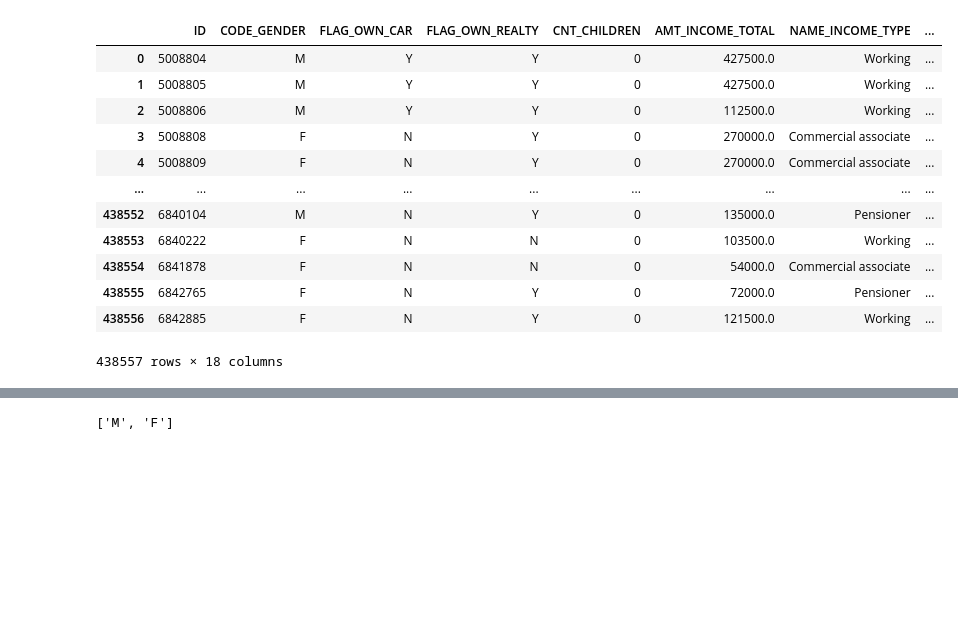
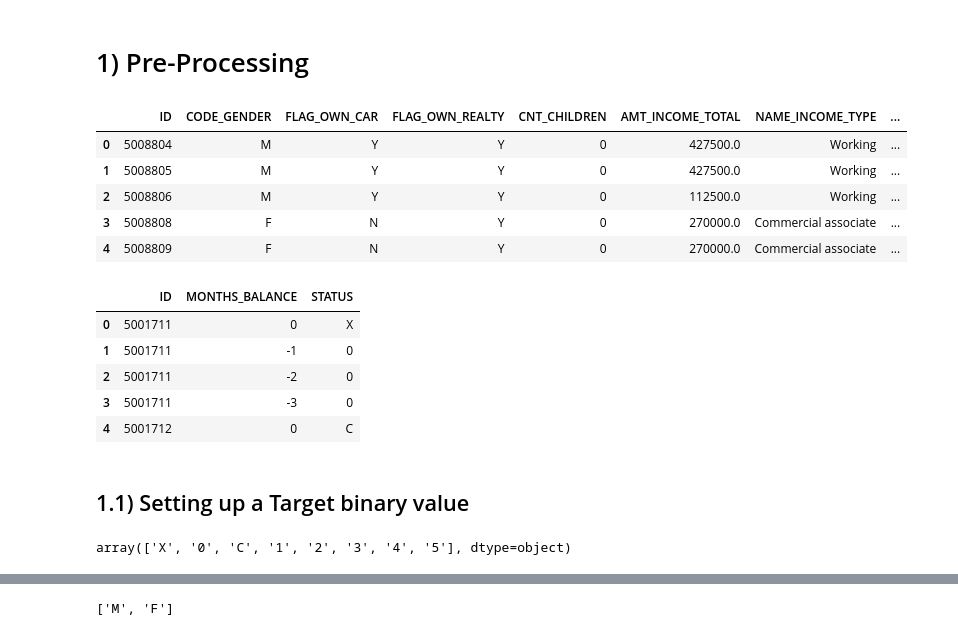
Before and after one commit to kirteshpatel98/Credit-Card-Default, a Jupyter notebook: tentative_code.ipynb, the cells around one changed output, grey strips where cells are left out. Drawn from its saved outputs; the diff is of its cells as text; code cells hidden in the pictures; blank space fills up the shorter version.

```diff
--- a/tentative_code.ipynb
+++ b/tentative_code.ipynb
@@ -1,22 +1,32 @@
 # %%
 import numpy as np
 import pandas as pd
+# %% [markdown]
+# 1) Pre-Processing
 # %%
 user_data=pd.read_csv('application_record.csv')
 record=pd.read_csv('credit_record.csv')
 # %%
-user_data
+user_data.head()
 # %% [output]
 |  | ID | CODE_GENDER | FLAG_OWN_CAR | FLAG_OWN_REALTY | CNT_CHILDREN | AMT_INCOME_TOTAL | NAME_INCOME_TYPE | ... |
 | 0 | 5008804 | M | Y | Y | 0 | 427500.0 | Working | ... |
 | 1 | 5008805 | M | Y | Y | 0 | 427500.0 | Working | ... |
 | 2 | 5008806 | M | Y | Y | 0 | 112500.0 | Working | ... |
 | 3 | 5008808 | F | N | Y | 0 | 270000.0 | Commercial associate | ... |
 | 4 | 5008809 | F | N | Y | 0 | 270000.0 | Commercial associate | ... |
-| ... | ... | ... | ... | ... | ... | ... | ... | ... |
-| 438552 | 6840104 | M | N | Y | 0 | 135000.0 | Pensioner | ... |
-| 438553 | 6840222 | F | N | N | 0 | 103500.0 | Working | ... |
-| 438554 | 6841878 | F | N | N | 0 | 54000.0 | Commercial associate | ... |
-| 438555 | 6842765 | F | N | Y | 0 | 72000.0 | Pensioner | ... |
-| 438556 | 6842885 | F | N | Y | 0 | 121500.0 | Working | ... |
-438557 rows × 18 columns
+# %%
+record.head()
+# %% [output]
+|  | ID | MONTHS_BALANCE | STATUS |
+| 0 | 5001711 | 0 | X |
+| 1 | 5001711 | -1 | 0 |
+| 2 | 5001711 | -2 | 0 |
+| 3 | 5001711 | -3 | 0 |
+| 4 | 5001712 | 0 | C |
+# %% [markdown]
+## 1.1) Setting up a Target binary value
+# %%
+record['STATUS'].unique()
+# %% [output]
+array(['X', '0', 'C', '1', '2', '3', '4', '5'], dtype=object)
```
Also changed, not shown: parts of 29 cells of this notebook.
